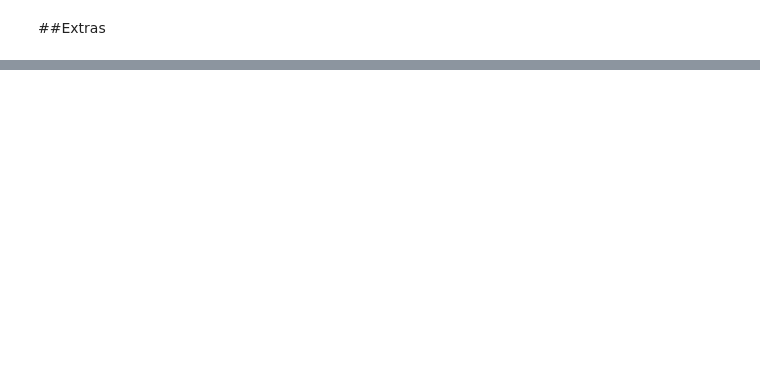
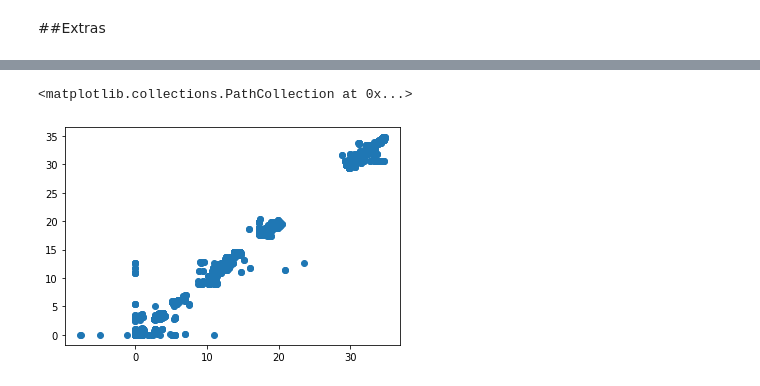
Before and after one commit to jpd-oliveira/SI-Lab-2, a Jupyter notebook: SI_Lab2_20_21.ipynb, the cells around one changed output, grey strips where cells are left out. Drawn from its saved outputs; the diff is of its cells as text; code cells hidden in the pictures; blank space fills up the shorter version.

```diff
--- a/SI_Lab2_20_21.ipynb
+++ b/SI_Lab2_20_21.ipynb
@@ -349,0 +376,11 @@ SyntaxError: ignored
+# %%
+#cross validation
+from sklearn.model_selection import KFold # import KFold
+
+x2=X.drop(X.columns[0], axis=1)
+y2=Y.drop(Y.columns[0], axis=1)
+df2=df.drop(df.columns[0], axis=1)
+
+kf = KFold(n_splits = 50, shuffle = True, random_state = 2)
+result = next(kf.split(df2), None)
+print(result)
@@ -349,0 +447,6 @@ SyntaxError: ignored
+# %%
+predictions = cross_val_predict(regressor, df2, y2, cv=50)
+plt.scatter(y2, predictions)
+# %% [output]
+<matplotlib.collections.PathCollection at 0x...>
+[figure, added]
```
Also changed, not shown: parts of 18 cells of this notebook.
